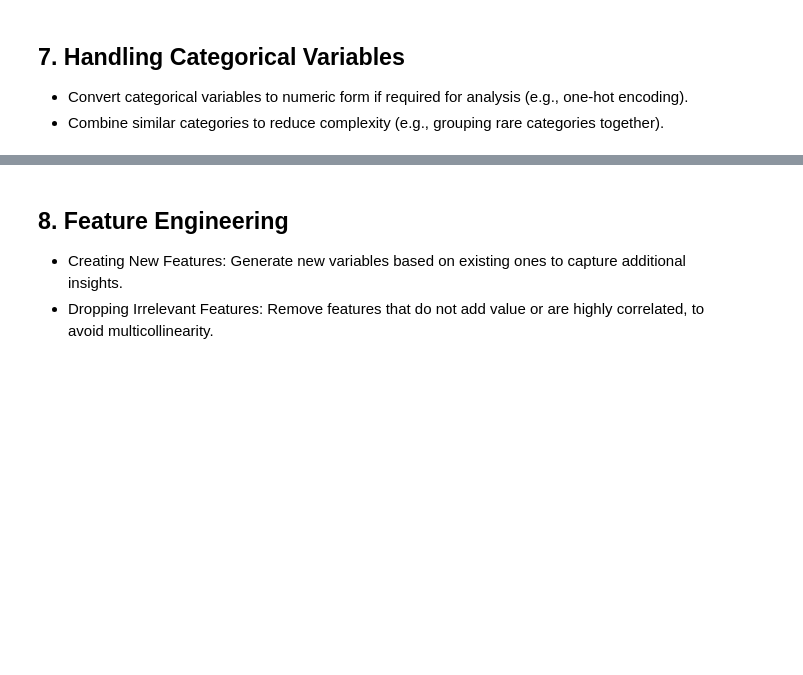
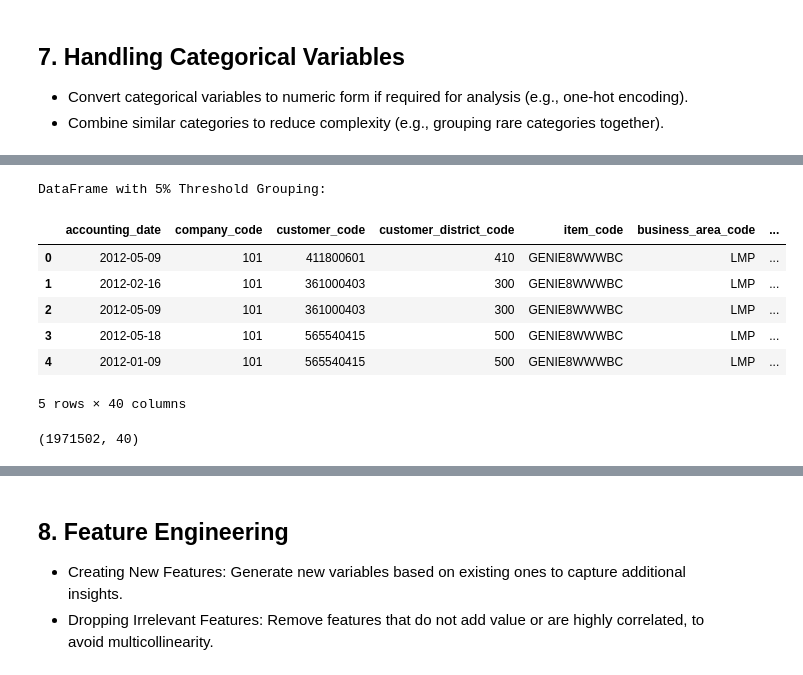
Before and after one commit to C4PT41N4545/BUSA8000-LuminaTech_Analytics_Project, a Jupyter notebook: data_cleaning.ipynb, the cells around one changed output, grey strips where cells are left out. Drawn from its saved outputs; the diff is of its cells as text; code cells hidden in the pictures; blank space fills up the shorter version.

```diff
--- a/data_cleaning.ipynb
+++ b/data_cleaning.ipynb
@@ -1877,0 +1881,12 @@ merged_data.head()
+# %%
+# Define the columns to drop
+columns_to_drop = [
+    'fiscal_year', 'fiscal_month', 'calendar_year', 'calendar_month',
+    'calendar_day', 'accounting_year', 'accounting_month', 'accounting_day'
+]
+
+# Drop the columns from the DataFrame
+merged_data = merged_data.drop(columns=columns_to_drop)
+
+# Verify the result
+print("Remaining columns after drop:", merged_data.columns)
@@ -1917,0 +1992,11 @@ merged_data_encoded.head()
+# %%
+# Group rare categories in data_5_percent for each categorical column based on 5% threshold
+for col in categorical_cols:
+    # Calculate the frequency of each category as a proportion
+    category_counts = data_5_percent[col].value_counts(normalize=True)
+
+    # Identify rare categories that appear in less than 5% of the data
+    rare_categories = category_counts[category_counts < 0.05].index
+
+    # Replace rare categories with 'Other'
+    data_5_percent[col] = data_5_percent[col].apply(lambda x: 'Other' if x in rare_categories else x)
@@ -1921,0 +2020,16 @@ merged_data_encoded.shape
+# %%
+print("\nDataFrame with 5% Threshold Grouping:")
+data_5_percent.head()
+# %% [output]
+DataFrame with 5% Threshold Grouping:
+|  | accounting_date | company_code | customer_code | customer_district_code | item_code | business_area_code | ... |
+| 0 | 2012-05-09 | 101 | 411800601 | 410 | GENIE8WWWBC | LMP | ... |
+| 1 | 2012-02-16 | 101 | 361000403 | 300 | GENIE8WWWBC | LMP | ... |
+| 2 | 2012-05-09 | 101 | 361000403 | 300 | GENIE8WWWBC | LMP | ... |
+| 3 | 2012-05-18 | 101 | 565540415 | 500 | GENIE8WWWBC | LMP | ... |
+| 4 | 2012-01-09 | 101 | 565540415 | 500 | GENIE8WWWBC | LMP | ... |
+5 rows × 40 columns
+# %%
+data_5_percent.shape
+# %% [output]
+(1971502, 40)
```
Also changed, not shown: parts of 15 cells of this notebook.
